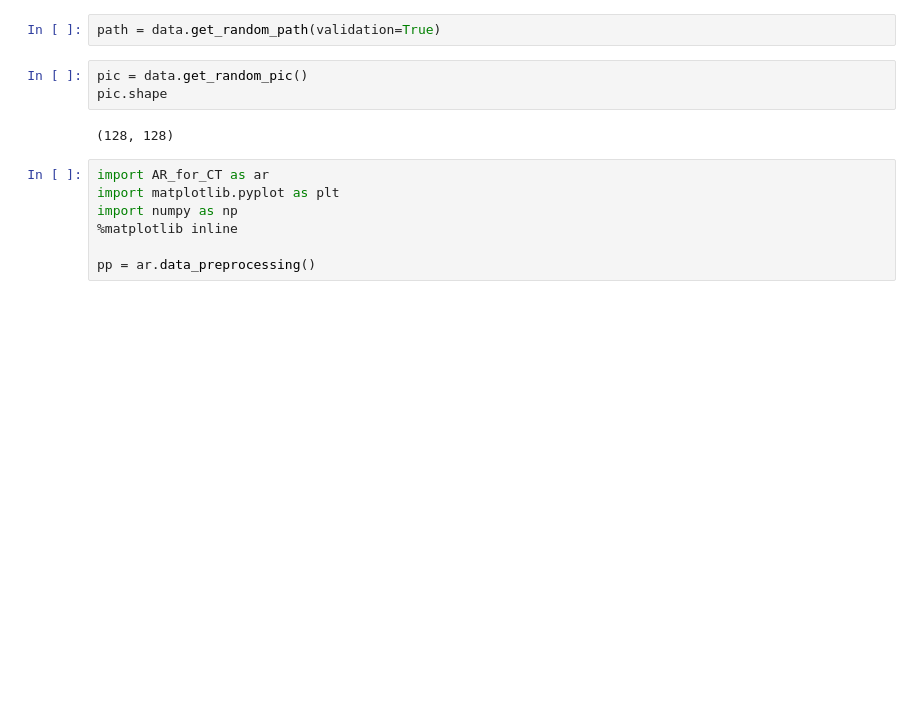
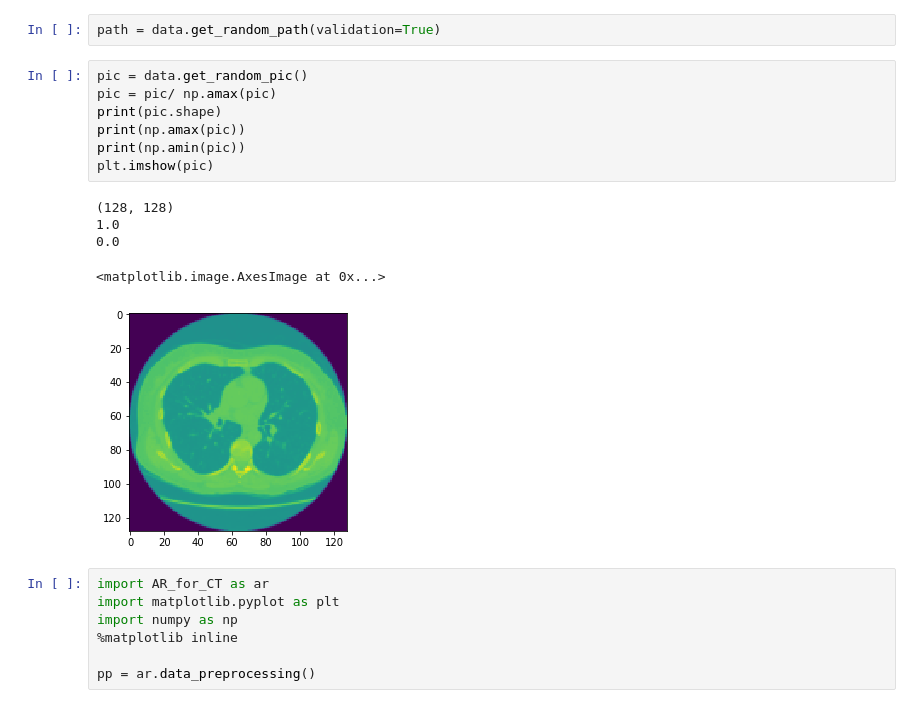
Before and after one commit to lunz-s/DeepAdverserialRegulariser, a Jupyter notebook: test.ipynb, the cells around one changed output. Saved outputs shown, nothing was run; the diff lists cells and outputs as text; blank space fills up the shorter version.

Commit message:
bug fix LUNA image scaling

```diff
--- a/test.ipynb
+++ b/test.ipynb
@@ -10,11 +10,19 @@ Training Data found: 397
 Evaluation Data found: 278
 # %%
 path = data.get_random_path(validation=True)
-# %%
-pic = data.get_random_pic()
-pic.shape
-# %% [output]
-(128, 128)
+# %%
+pic = data.get_random_pic()
+pic = pic/ np.amax(pic)
+print(pic.shape)
+print(np.amax(pic))
+print(np.amin(pic))
+plt.imshow(pic)
+# %% [output]
+(128, 128)
+1.0
+0.0
+<matplotlib.image.AxesImage at 0x...>
+[figure, added]
 # %%
 import AR_for_CT as ar
 import matplotlib.pyplot as plt
```
Also changed, not shown: 1 other file.
